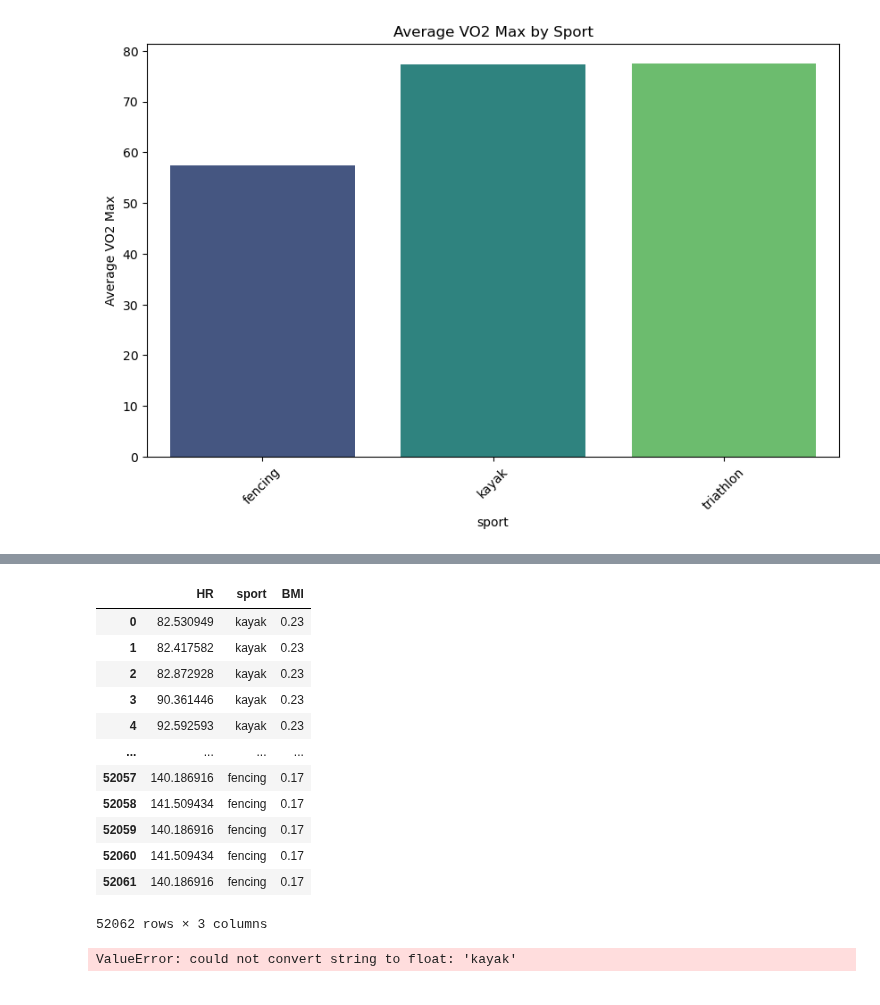
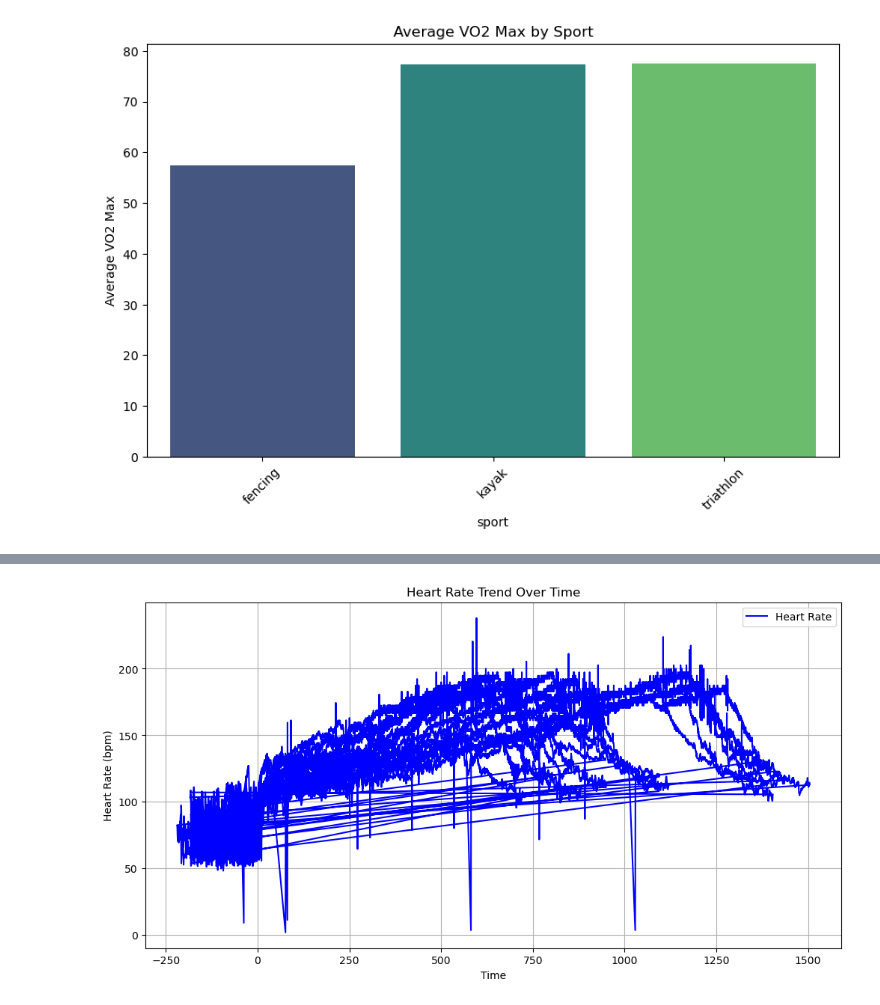
Before and after one commit to Sujithra-Emmanuel/PyMinds_Aug2024, a Jupyter notebook: Python_Hackathon_Aug2024_1to20.ipynb, the cells around one changed output, grey strips where cells are left out. Drawn from its saved outputs; the diff is of its cells as text; code cells hidden in the pictures.

```diff
--- a/Python_Hackathon_Aug2024_1to20.ipynb
+++ b/Python_Hackathon_Aug2024_1to20.ipynb
@@ -508,21 +481,11 @@ new_data=merged_athlete_triathlon1[columns_to_keep]
-# %%
-new_data
-# %% [output]
-|  | HR | sport | BMI |
-| 0 | 82.530949 | kayak | 0.23 |
-| 1 | 82.417582 | kayak | 0.23 |
-| 2 | 82.872928 | kayak | 0.23 |
-| 3 | 90.361446 | kayak | 0.23 |
-| 4 | 92.592593 | kayak | 0.23 |
-| ... | ... | ... | ... |
-| 52057 | 140.186916 | fencing | 0.17 |
-| 52058 | 141.509434 | fencing | 0.17 |
-| 52059 | 140.186916 | fencing | 0.17 |
-| 52060 | 141.509434 | fencing | 0.17 |
-| 52061 | 140.186916 | fencing | 0.17 |
-52062 rows × 3 columns
-# %%
-corr=new_data.corr()
-corr
-# %% [output]
-ValueError: could not convert string to float: 'kayak'
+# %%
+plt.figure(figsize=(12, 6))
+plt.plot(merged_athlete_triathlon1['time'], merged_athlete_triathlon1['HR'], label='Heart Rate', color='blue')
+plt.xlabel('Time')
+plt.ylabel('Heart Rate (bpm)')
+plt.title('Heart Rate Trend Over Time')
+plt.legend()
+plt.grid(True)
+plt.show()
+# %% [output]
+[figure, added]
```
Also changed, not shown: parts of 8 cells of this notebook.
